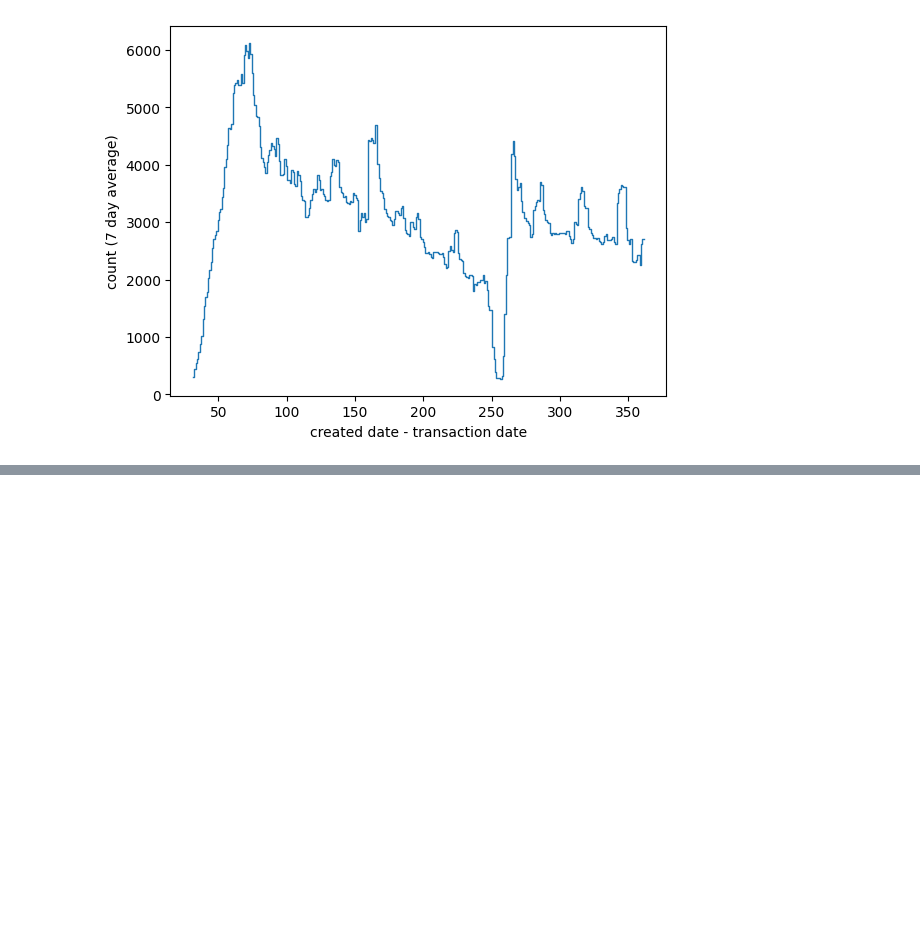
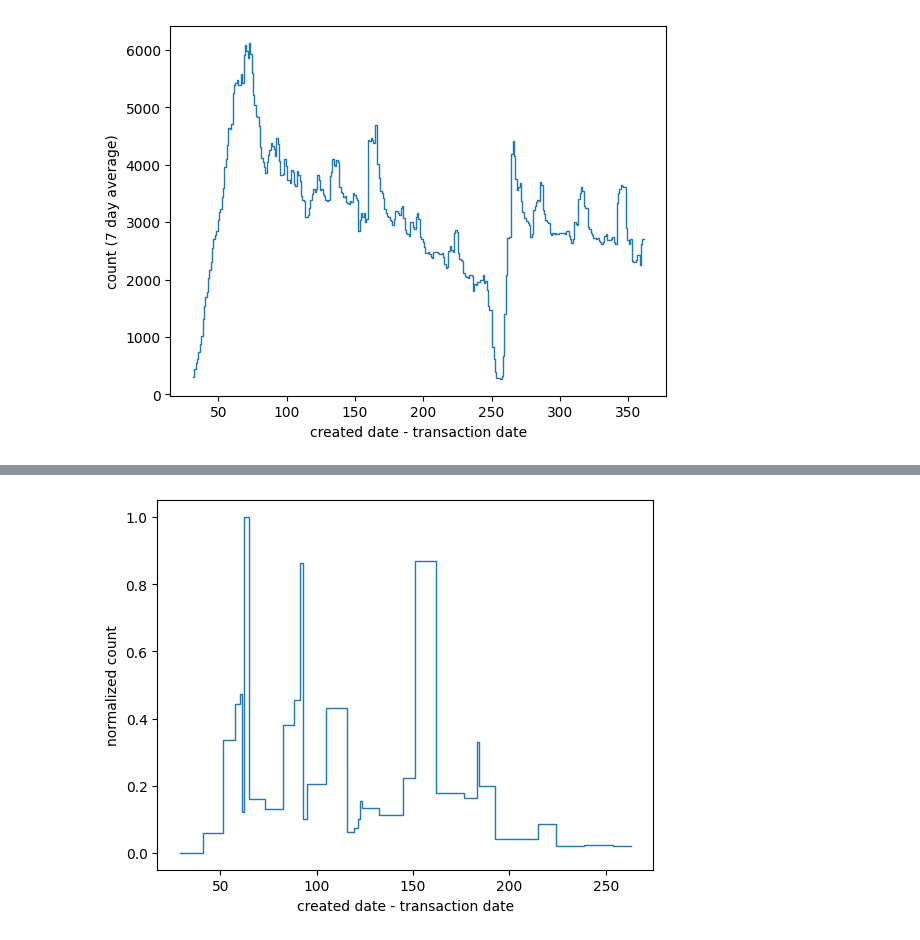
Before and after one commit to edward-b-1/Land-Registry-Data-Ingestion, a Jupyter notebook: Land-Registry-Download/Analysis/normalized_delay.ipynb, the cells around one changed output, grey strips where cells are left out. Saved outputs shown, nothing was run; the diff lists cells and outputs as text; code cells hidden in the pictures; blank space fills up the shorter version.

```diff
--- a/Land-Registry-Download/Analysis/normalized_delay.ipynb
+++ b/Land-Registry-Download/Analysis/normalized_delay.ipynb
@@ -265,3 +316,21 @@ df_delay
 | 10464 | 10686 | 3.464352e-08 | 1 |
 | 10465 | 10712 | 3.464352e-08 | 1 |
 10466 rows × 3 columns
+# %%
+df_delay_bin = (
+    df_merged
+    .groupby('delay_days_bin')
+    .aggregate(
+        {
+            'weight': 'sum',
+            'one': 'count',
+        }
+    )
+    .reset_index()
+    .rename(
+        columns={
+            'one': 'count',
+        }
+    )
+)
+df_delay_bin
@@ -379,0 +469,6 @@ fig.savefig('normalized_delay_count.pdf')
+# %%
+df_delay_plot_bin = df_delay_bin[df_delay_bin['delay_days_bin'] < 365].copy()
+
+# df_delay_plot_bin['weight_smooth'] = df_delay_plot_bin['weight'].rolling(window=7, center=True).mean()
+# df_delay_plot_bin['count_smooth'] = df_delay_plot_bin['count'].rolling(window=7, center=True).mean()
+df_delay_plot_bin
@@ -379,0 +493,18 @@ fig.savefig('normalized_delay_count.pdf')
+# %%
+# first figure
+fig, ax = plt.subplots(1)
+
+ax.step(
+    df_delay_plot_bin['delay_days_bin'],
+    df_delay_plot_bin['weight'],
+    where='mid',
+    linewidth=1,
+)
+
+ax.set_xlabel('created date - transaction date')
+ax.set_ylabel('normalized count')
+
+fig.savefig('normalized_delay_weight_bin.png')
+fig.savefig('normalized_delay_weight_bin.pdf')
+# %% [output]
+[figure, added]
```
Also changed, not shown: parts of 10 cells of this notebook, 4 other files.
